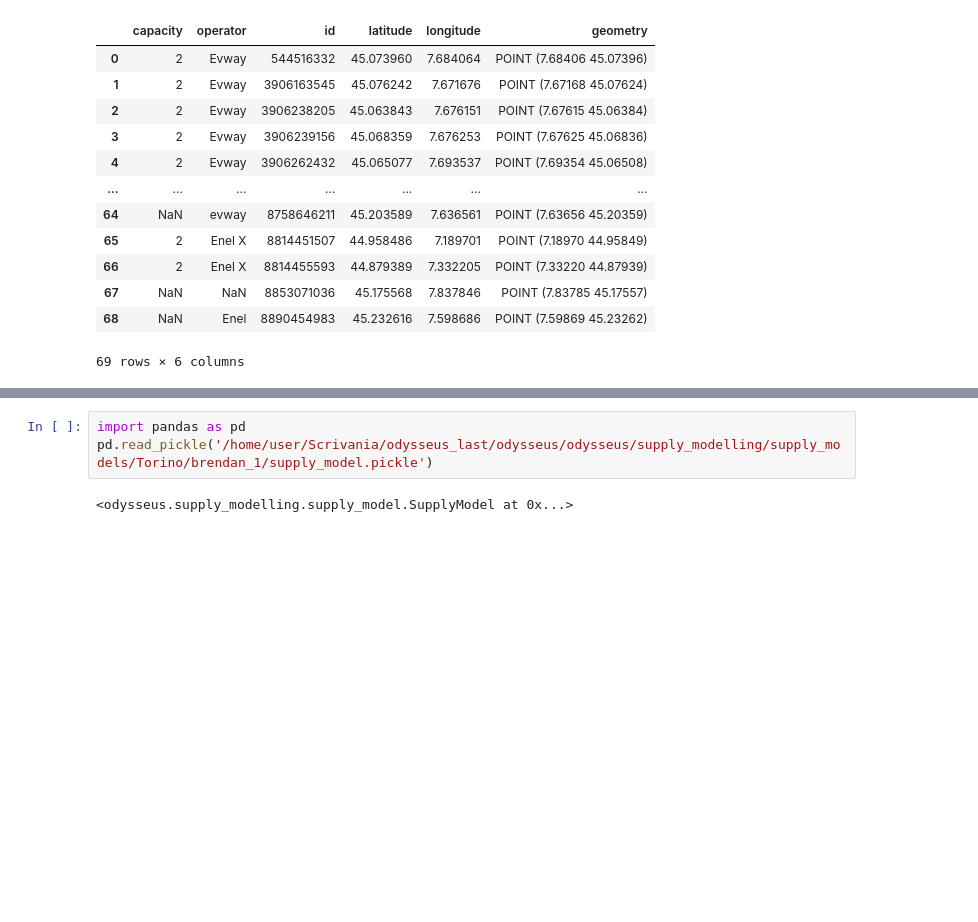
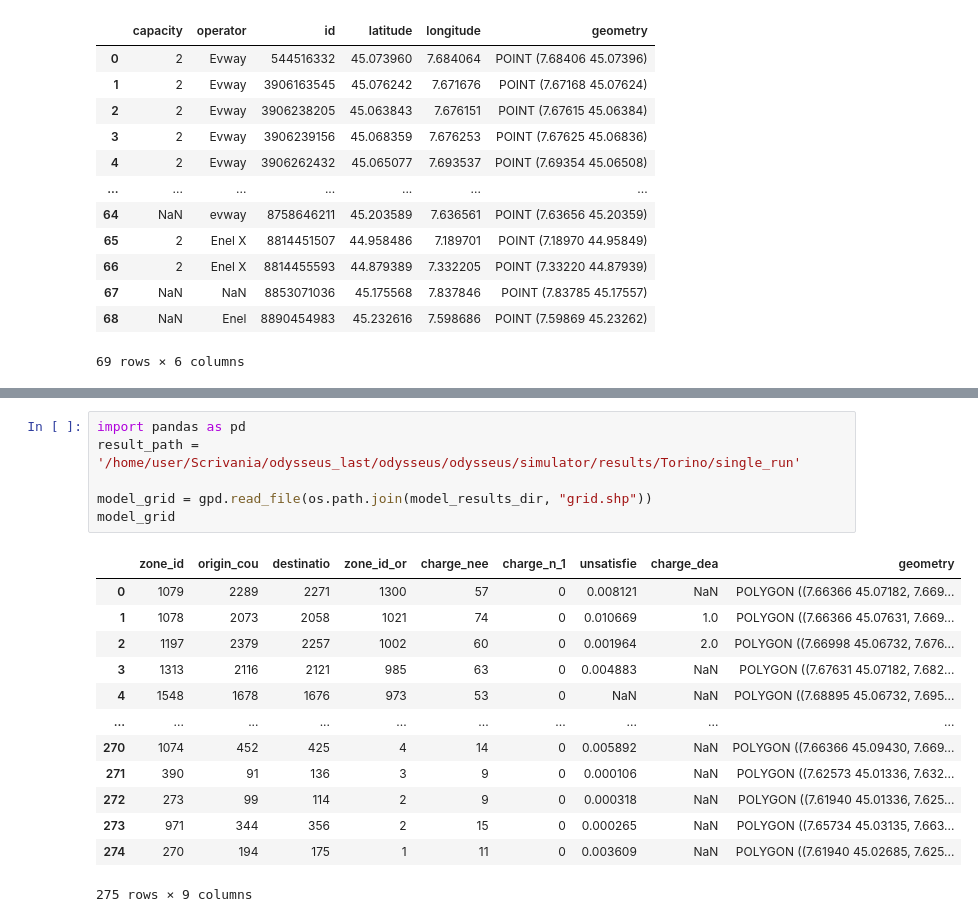
Before and after one commit to SmartData-Polito/odysseus, a Jupyter notebook: Untitled.ipynb, the cells around one changed output, grey strips where cells are left out. Drawn from its saved outputs; the diff is of its cells as text; blank space fills up the shorter version.

```diff
--- a/Untitled.ipynb
+++ b/Untitled.ipynb
@@ -99,6 +100,21 @@ fig.show()
 [interactive output not drawn]
 # %%
 import pandas as pd
-pd.read_pickle('/home/user/Scrivania/odysseus_last/odysseus/odysseus/supply_modelling/supply_models/Torino/brendan_1/supply_model.pickle')
+result_path = '/home/user/Scrivania/odysseus_last/odysseus/odysseus/simulator/results/Torino/single_run'
+
+model_grid = gpd.read_file(os.path.join(model_results_dir, "grid.shp"))
+model_grid
 # %% [output]
+|  | zone_id | origin_cou | destinatio | zone_id_or | charge_nee | charge_n_1 | unsatisfie | charge_dea | geometry |
+| 0 | 1079 | 2289 | 2271 | 1300 | 57 | 0 | 0.008121 | NaN | POLYGON ((7.66366 45.07182, 7.669... |
+| 1 | 1078 | 2073 | 2058 | 1021 | 74 | 0 | 0.010669 | 1.0 | POLYGON ((7.66366 45.07631, 7.669... |
+| 2 | 1197 | 2379 | 2257 | 1002 | 60 | 0 | 0.001964 | 2.0 | POLYGON ((7.66998 45.06732, 7.676... |
+| 3 | 1313 | 2116 | 2121 | 985 | 63 | 0 | 0.004883 | NaN | POLYGON ((7.67631 45.07182, 7.682... |
+| 4 | 1548 | 1678 | 1676 | 973 | 53 | 0 | NaN | NaN | POLYGON ((7.68895 45.06732, 7.695... |
+| ... | ... | ... | ... | ... | ... | ... | ... | ... | ... |
+| 270 | 1074 | 452 | 425 | 4 | 14 | 0 | 0.005892 | NaN | POLYGON ((7.66366 45.09430, 7.669... |
+| 271 | 390 | 91 | 136 | 3 | 9 | 0 | 0.000106 | NaN | POLYGON ((7.62573 45.01336, 7.632... |
+| 272 | 273 | 99 | 114 | 2 | 9 | 0 | 0.000318 | NaN | POLYGON ((7.61940 45.01336, 7.625... |
+| 273 | 971 | 344 | 356 | 2 | 15 | 0 | 0.000265 | NaN | POLYGON ((7.65734 45.03135, 7.663... |
+| 274 | 270 | 194 | 175 | 1 | 11 | 0 | 0.003609 | NaN | POLYGON ((7.61940 45.02685, 7.625... |
-<odysseus.supply_modelling.supply_model.SupplyModel at 0x...>
+275 rows × 9 columns
```
Also changed, not shown: parts of 12 cells of this notebook, 15 other files.
